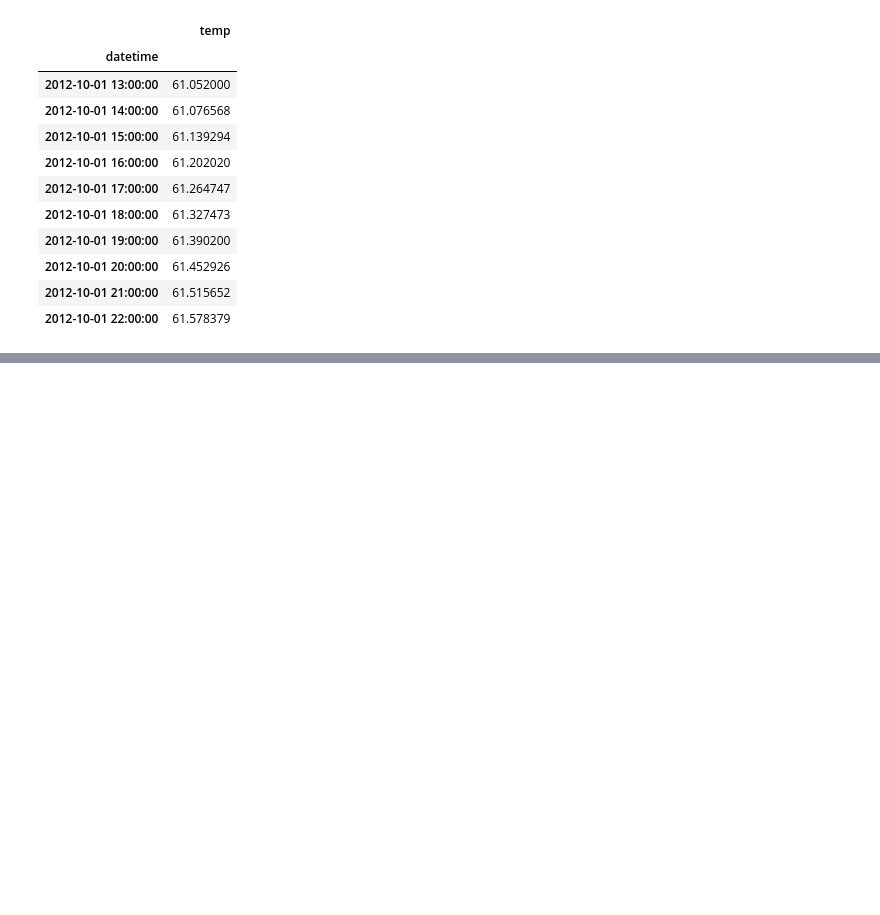
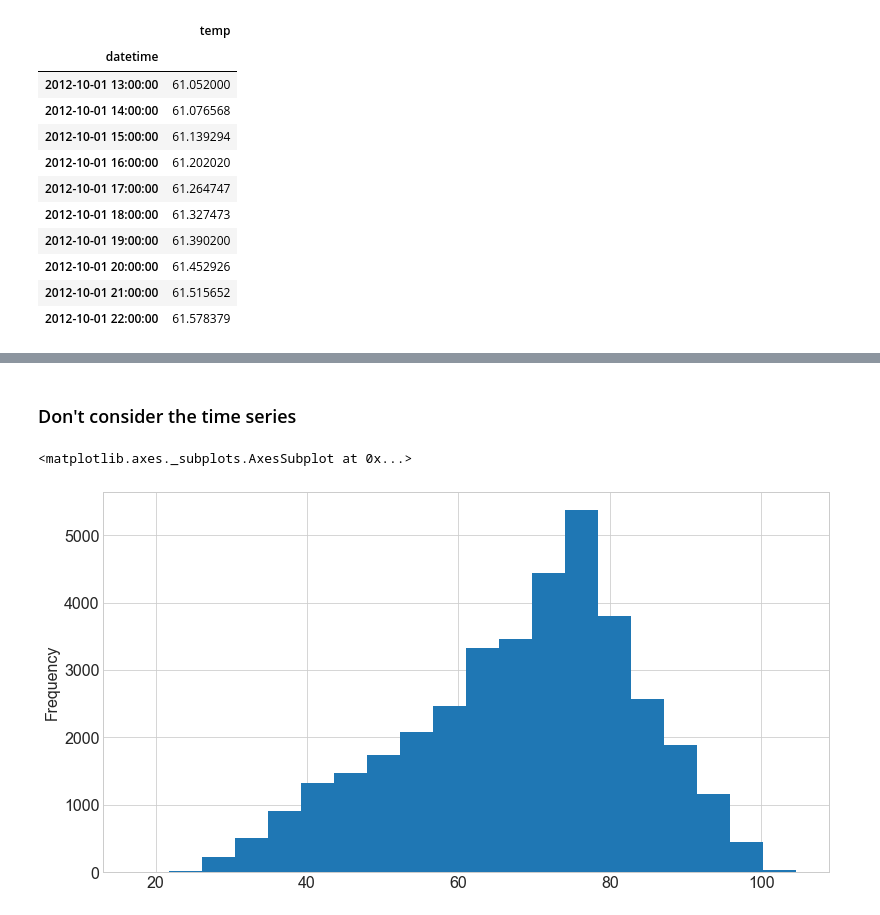
Before and after one commit to SamuelD-Data/time-series-exercises, a Jupyter notebook: explore_lesson.ipynb, the cells around one changed output, grey strips where cells are left out. Cells and saved outputs as stored; diff of their text form; code cells hidden in the pictures; blank space fills up the shorter version.

```diff
--- a/explore_lesson.ipynb
+++ b/explore_lesson.ipynb
@@ -47,0 +110,4 @@ Shape: (45252, 1)
+# %%
+# setting y to target variable, temp
+y = train.temp
+y.head()
@@ -47,0 +122,8 @@ Shape: (45252, 1)
+# %% [markdown]
+### Don't consider the time series
+# %%
+# plotting target variable
+y.plot.hist(bins=20)
+# %% [output]
+<matplotlib.axes._subplots.AxesSubplot at 0x...>
+[figure, added]
```
Also changed, not shown: parts of 52 cells of this notebook.
